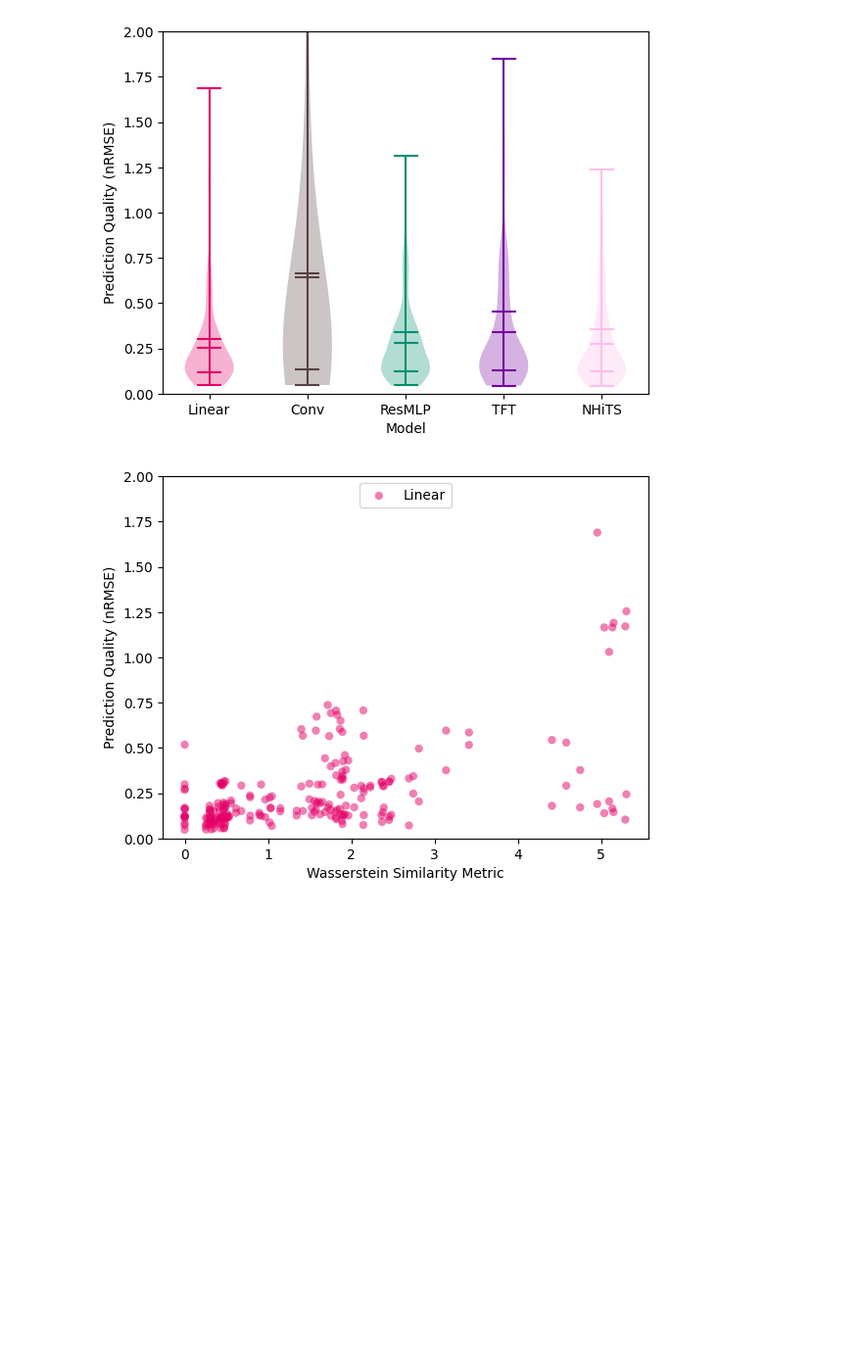
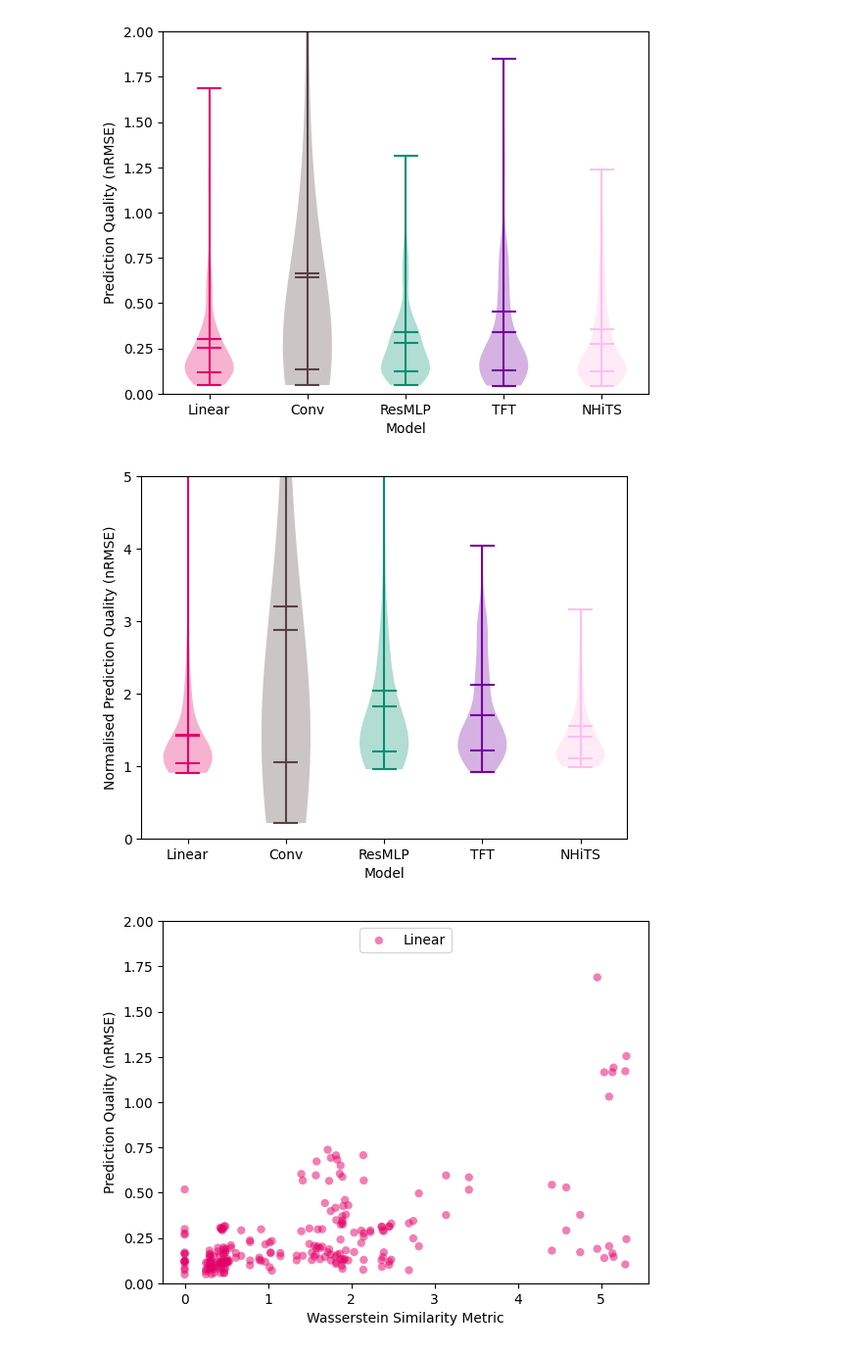
Before and after one commit to EECi/Annex_37, a Jupyter notebook: plots/plot_generalisation_results.ipynb, the cells around one changed output. Shown at 98% size. Saved outputs shown, nothing was run; the diff lists cells and outputs as text; code cells hidden in the pictures; blank space fills up the shorter version.

Commit message:
Create normalised violin plot

```diff
--- a/plots/plot_generalisation_results.ipynb
+++ b/plots/plot_generalisation_results.ipynb
@@ -38,6 +38,19 @@ ax.set_xticklabels(model_names)
 plt.show()
 # %% [output]
 [figure]
+# %%
+# Plot distribution of generalisation scores
+fig,ax = plt.subplots()
+for i,model in enumerate(models):
+    ax.violinplot((np.array(metric_scores[model])/np.diagonal(metric_scores[model])).flatten(),[i],showmeans=True,showmedians=False,quantiles=[[0.25,0.75]],points=500)
+ax.set_ylim(0,5)
+ax.set_ylabel('Normalised Prediction Quality (nRMSE)')
+ax.set_xlabel('Model')
+ax.set_xticks(list(range(len(models))))
+ax.set_xticklabels(model_names)
+plt.show()
+# %% [output]
+[figure, added]
 # %%
 # Plot correlation between generalisation scores and wasserstein distance
 for i,model in enumerate(models):
```
